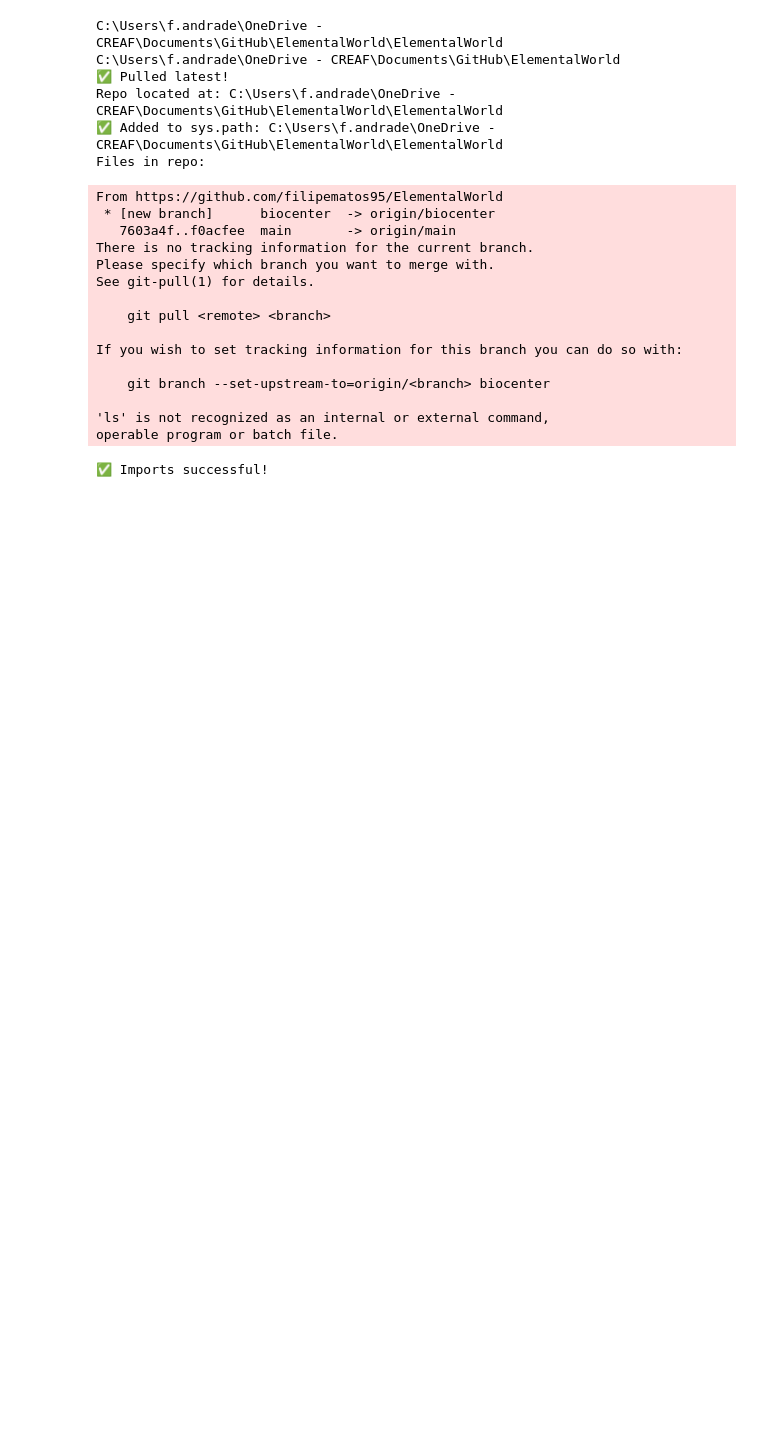
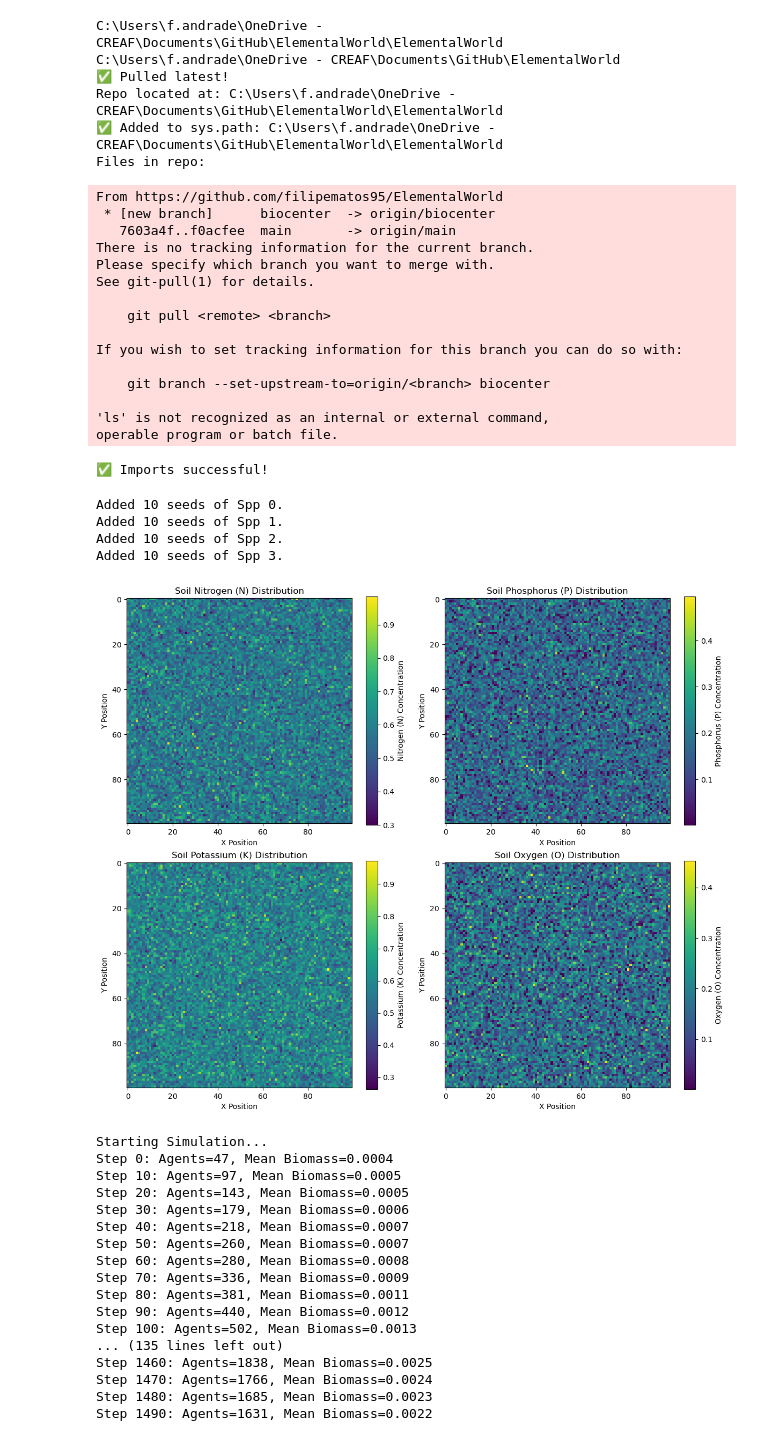
Before and after one commit to filipematos95/ElementalWorld, a Jupyter notebook: simulation_notebook.ipynb, the cells around one changed output. Drawn from its saved outputs; the diff is of its cells as text; code cells hidden in the pictures; blank space fills up the shorter version.

Commit message:
increase noise

```diff
--- a/simulation_notebook.ipynb
+++ b/simulation_notebook.ipynb
@@ -154,9 +154,9 @@ model = HybridEcosystem(
     seed_mass=seed_mass,
     K_biomass=K_biomass,
     soil_base_ratio=np.array(soil_base_ratio),
-    soil_pool_mean=1.0,
-    soil_pool_std=0.05,
-    soil_ratio_noise=0.01,
+    soil_pool_mean=1.5,
+    soil_pool_std=0.1,
+    soil_ratio_noise=0.05,
     soil_input_rate=soil_input_rate,
     soil_availability_rate=soil_availability_rate
 )
@@ -204,30 +204,53 @@ for t in range(N_STEPS):
     # Total Biomass and Pools
     grid_mass_total = model.get_biomass_grid()
     mean_mass_total = np.mean(grid_mass_total)
     history_biomass.append(mean_mass_total)
 
     pools = model.get_element_pools()
     history_elements.append(pools)
 
     # Per-Species Scalars
     for s_id in range(N_SPP):
         spp_grid = model.get_species_biomass(s_id)
 
         # Save the scalar mean for line charts
         history_spp_biomass[s_id].append(np.mean(spp_grid))
 
         # Save the scalar fitness mean
         mean_fit = model.get_species_mean_fitness(s_id)
         history_spp_fitness[s_id].append(mean_fit)
 
 
     # Save the total mass grid every 50 steps
     if t % 50 == 0:
         history_biomass_grid.append(grid_mass_total)
         for s_id in range(N_SPP):
             spp_grid = model.get_species_biomass(s_id)
             history_spp_biomass_grid[s_id].append(spp_grid)
 
     # Print out progress every 10 steps to keep the console clean
     if t % 10 == 0:
         print(f"Step {t}: Agents={n_agents.numpy()}, Mean Biomass={mean_mass_total:.4f}")
+# %% [output]
+Added 10 seeds of Spp 0.
+Added 10 seeds of Spp 1.
+Added 10 seeds of Spp 2.
+Added 10 seeds of Spp 3.
+[figure, added]
+Starting Simulation...
+Step 0: Agents=47, Mean Biomass=0.0004
+Step 10: Agents=97, Mean Biomass=0.0005
+Step 20: Agents=143, Mean Biomass=0.0005
+Step 30: Agents=179, Mean Biomass=0.0006
+Step 40: Agents=218, Mean Biomass=0.0007
+Step 50: Agents=260, Mean Biomass=0.0007
+Step 60: Agents=280, Mean Biomass=0.0008
+Step 70: Agents=336, Mean Biomass=0.0009
+Step 80: Agents=381, Mean Biomass=0.0011
+Step 90: Agents=440, Mean Biomass=0.0012
+Step 100: Agents=502, Mean Biomass=0.0013
+... (135 lines left out)
+Step 1460: Agents=1838, Mean Biomass=0.0025
+Step 1470: Agents=1766, Mean Biomass=0.0024
+Step 1480: Agents=1685, Mean Biomass=0.0023
+Step 1490: Agents=1631, Mean Biomass=0.0022
```
Also changed, not shown: 1 other file.
